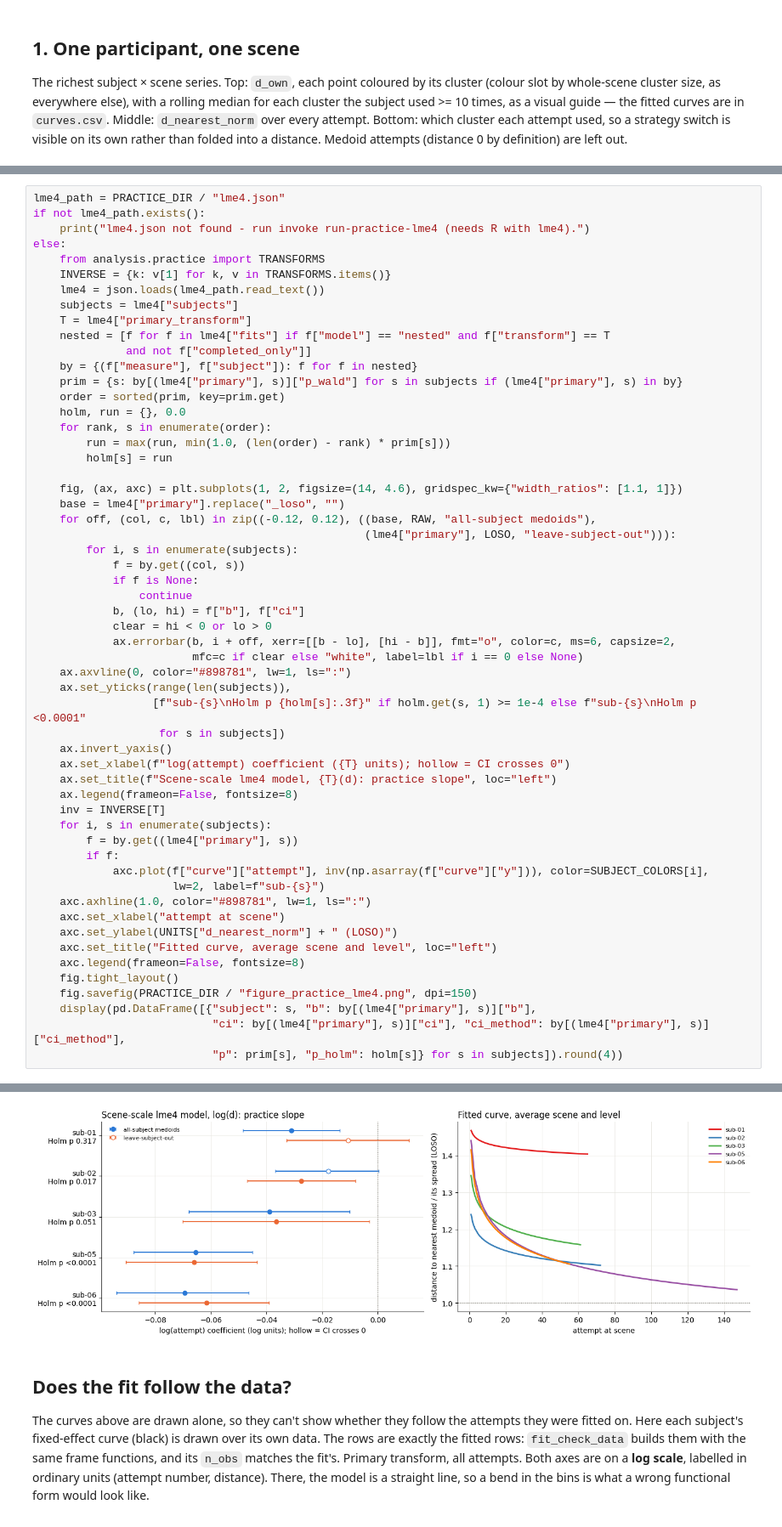
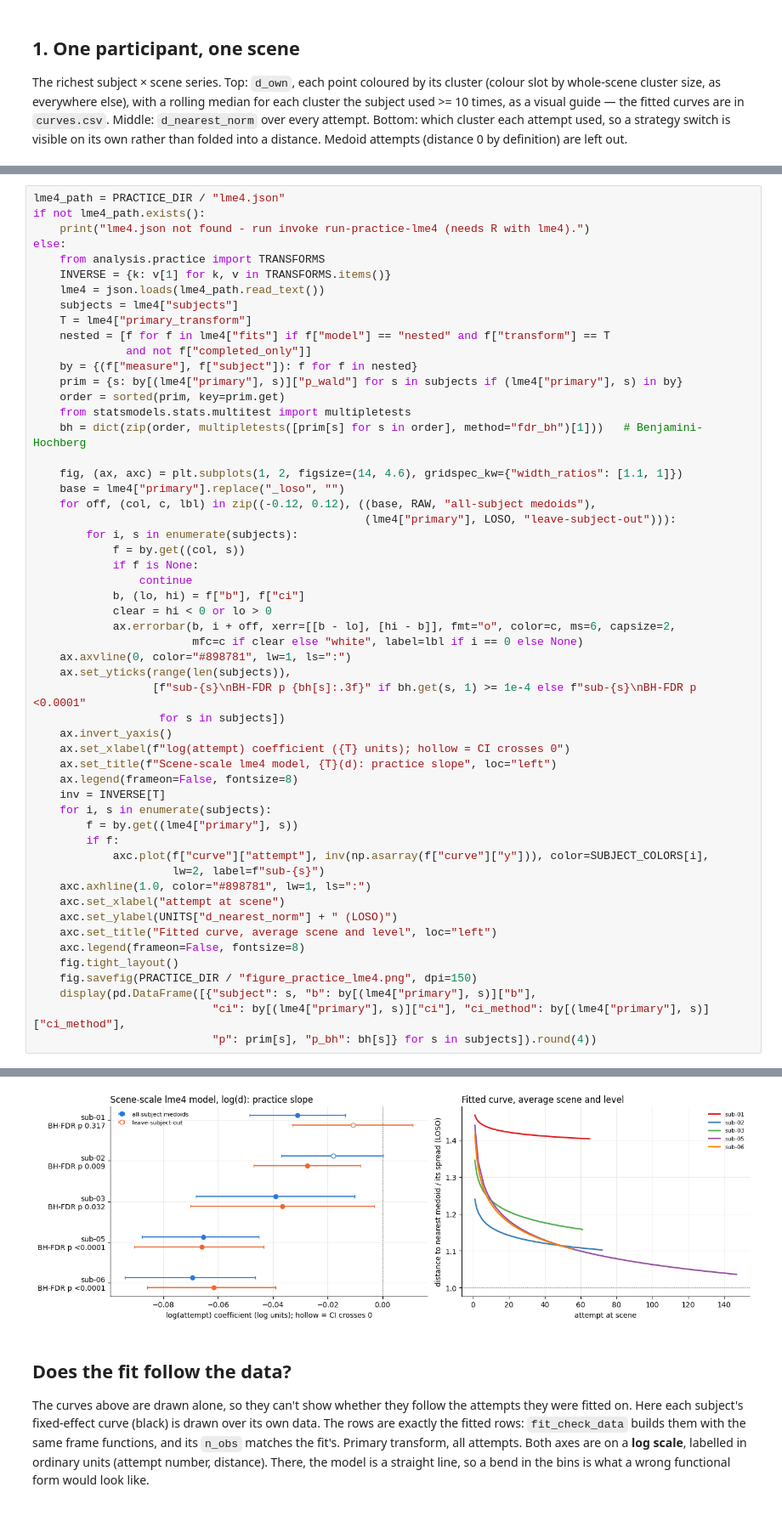
Before and after one commit to cleode5a7/Mario_behaviour, a Jupyter notebook: notebooks/figure_practice.ipynb, the cells around one changed output, grey strips where cells are left out. Shown at 85% size. Drawn from its saved outputs; the diff is of its cells as text.

```diff
--- a/notebooks/figure_practice.ipynb
+++ b/notebooks/figure_practice.ipynb
@@ -131,10 +131,8 @@ else:
     by = {(f["measure"], f["subject"]): f for f in nested}
     prim = {s: by[(lme4["primary"], s)]["p_wald"] for s in subjects if (lme4["primary"], s) in by}
     order = sorted(prim, key=prim.get)
-    holm, run = {}, 0.0
-    for rank, s in enumerate(order):
-        run = max(run, min(1.0, (len(order) - rank) * prim[s]))
-        holm[s] = run
+    from statsmodels.stats.multitest import multipletests
+    bh = dict(zip(order, multipletests([prim[s] for s in order], method="fdr_bh")[1]))   # Benjamini-Hochberg
 
     fig, (ax, axc) = plt.subplots(1, 2, figsize=(14, 4.6), gridspec_kw={"width_ratios": [1.1, 1]})
     base = lme4["primary"].replace("_loso", "")
@@ -150,7 +148,7 @@ else:
                         mfc=c if clear else "white", label=lbl if i == 0 else None)
     ax.axvline(0, color="#898781", lw=1, ls=":")
     ax.set_yticks(range(len(subjects)),
-                  [f"sub-{s}\nHolm p {holm[s]:.3f}" if holm.get(s, 1) >= 1e-4 else f"sub-{s}\nHolm p <0.0001"
+                  [f"sub-{s}\nBH-FDR p {bh[s]:.3f}" if bh.get(s, 1) >= 1e-4 else f"sub-{s}\nBH-FDR p <0.0001"
                    for s in subjects])
     ax.invert_yaxis()
     ax.set_xlabel(f"log(attempt) coefficient ({T} units); hollow = CI crosses 0")
@@ -171,5 +169,5 @@ else:
     fig.savefig(PRACTICE_DIR / "figure_practice_lme4.png", dpi=150)
     display(pd.DataFrame([{"subject": s, "b": by[(lme4["primary"], s)]["b"],
                            "ci": by[(lme4["primary"], s)]["ci"], "ci_method": by[(lme4["primary"], s)]["ci_method"],
-                           "p": prim[s], "p_holm": holm[s]} for s in subjects]).round(4))
+                           "p": prim[s], "p_bh": bh[s]} for s in subjects]).round(4))
 # %% [output]
@@ -180,6 +178,6 @@ else:
 | 3 | 05 | -0.0660 | [-0.0905449937189489, -0.04336309... | profile | 0.0000 | 0.0000 |
 | 4 | 06 | -0.0616 | [-0.0858317533236723, -0.03905166... | profile | 0.0000 | 0.0000 |
-[figure, old version]
+[figure, new version]
 # %% [markdown]
 ## Does the fit follow the data?
 
```
Also changed, not shown: parts of 2 cells of this notebook, 13 other files.
